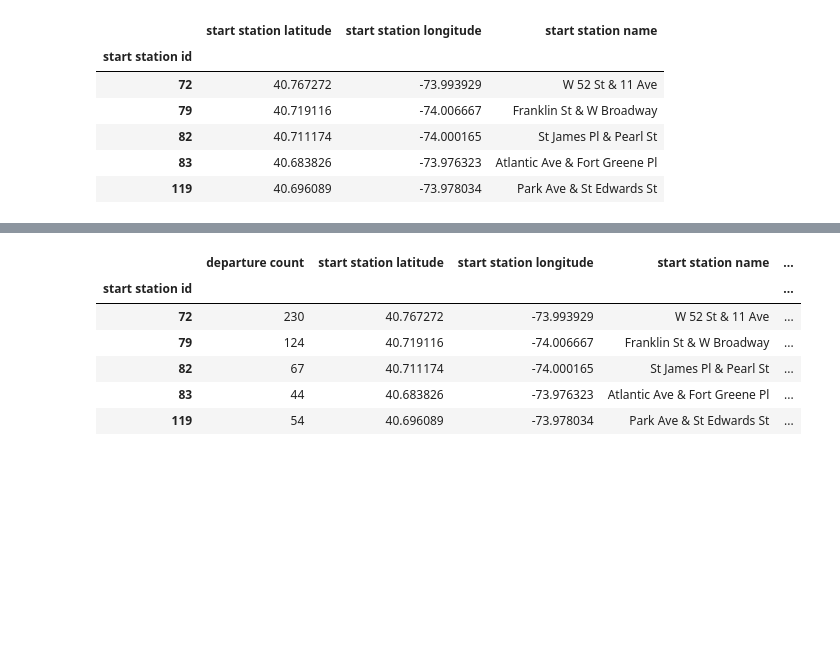
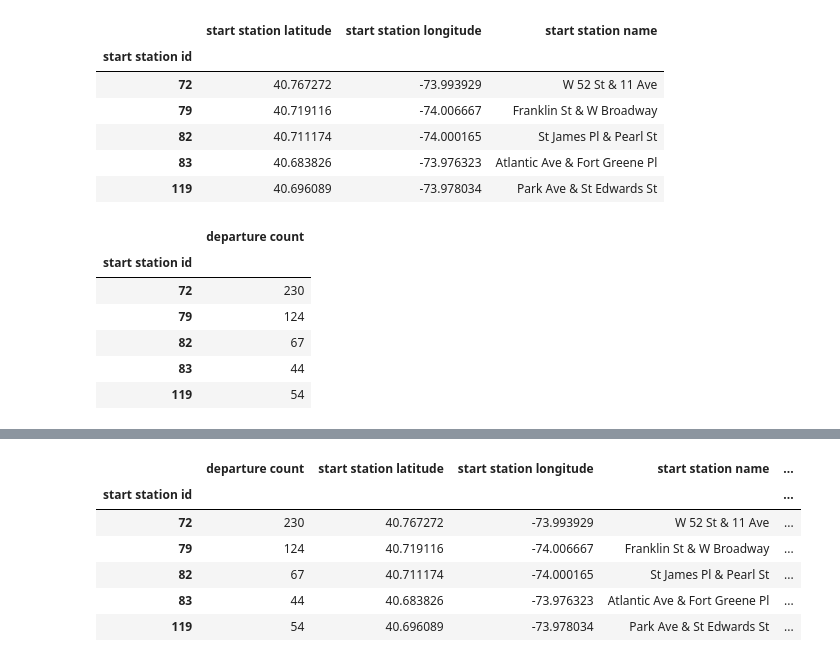
Before and after one commit to EiHirai/mec_lecture, a Jupyter notebook: lecture_2/mapping_sample/mapping.ipynb, the cells around one changed output, grey strips where cells are left out. Drawn from its saved outputs; the diff is of its cells as text; code cells hidden in the pictures; blank space fills up the shorter version.

```diff
--- a/lecture_2/mapping_sample/mapping.ipynb
+++ b/lecture_2/mapping_sample/mapping.ipynb
@@ -100,9 +100,18 @@ departure_counts = start_subset.groupby("start station id").count() # count()は
 # %%
 # 全てのカラムに対してそのステーションIDが対応している数が出てきてしまったので( groupby（）の仕様です )、
 # とりあえず最初のカラムを取ってくる
 departure_counts = departure_counts.iloc[:, [0]]
 # カラムを分かりやすい名称に変更する
 departure_counts.columns = ["departure count"]
+departure_counts.head()
+# %% [output]
+|  | departure count |
+| start station id |  |
+| 72 | 230 |
+| 79 | 124 |
+| 82 | 67 |
+| 83 | 44 |
+| 119 | 54 |
 # %%
 # 到着についても同様にやってみる
 bike_data["stop hour"] = bike_data["stoptime"].apply(lambda x: x.hour)
```
Also changed, not shown: parts of 4 cells of this notebook, 4 other files.
